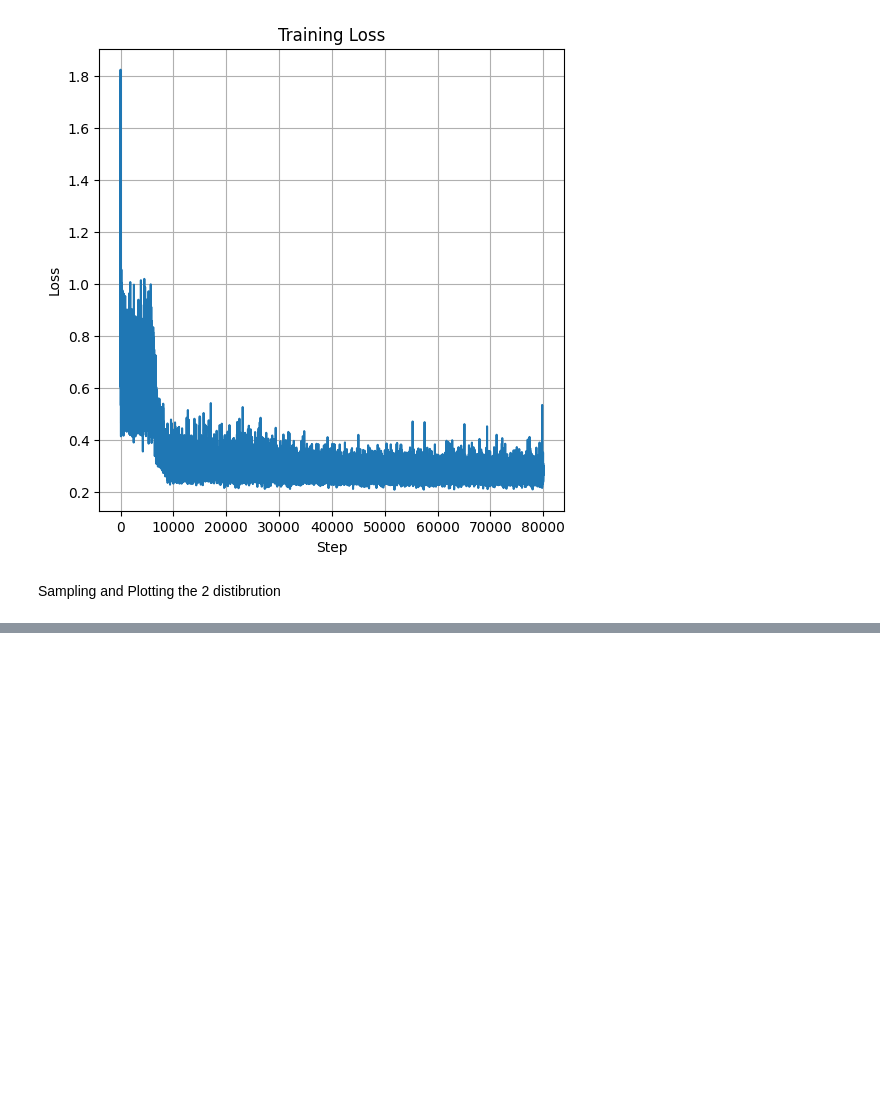
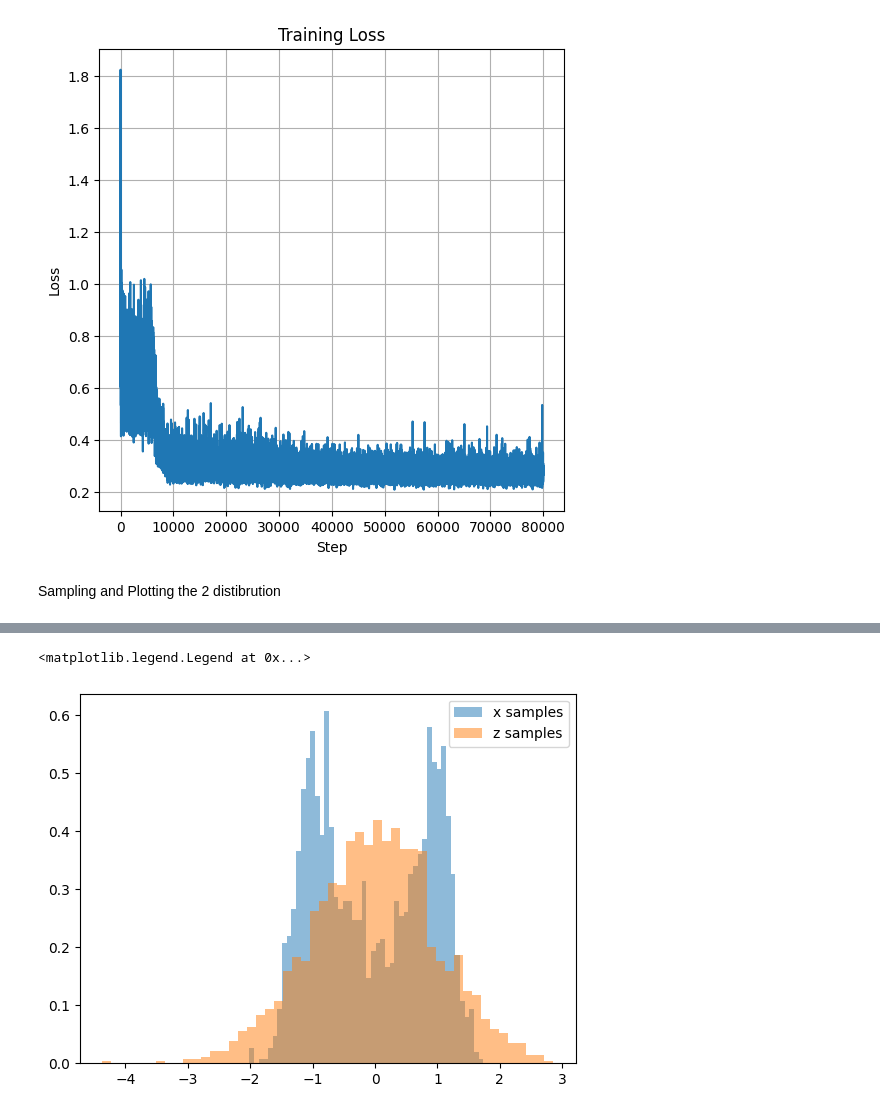
Before and after one commit to rpivi/Normalizing_Flow, a Jupyter notebook: nf.ipynb, the cells around one changed output, grey strips where cells are left out. Cells and saved outputs as stored; diff of their text form; code cells hidden in the pictures; blank space fills up the shorter version.

```diff
--- a/nf.ipynb
+++ b/nf.ipynb
@@ -166,0 +163,7 @@ Text(0.5, 1.0, 'Transformed Distribution (x)')
+# %%
+plt.hist(x[:, 0], bins=50, density=True, alpha=0.5, label="x samples")
+plt.hist(z[:, 0], bins=50, density=True, alpha=0.5, label="z samples")
+plt.legend()
+# %% [output]
+<matplotlib.legend.Legend at 0x...>
+[figure, added]
```
Also changed, not shown: parts of 5 cells of this notebook, 4 other files.
